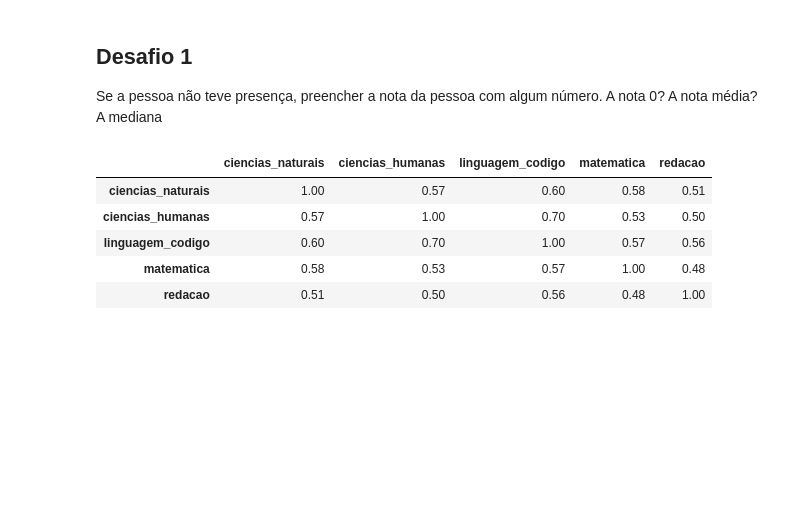
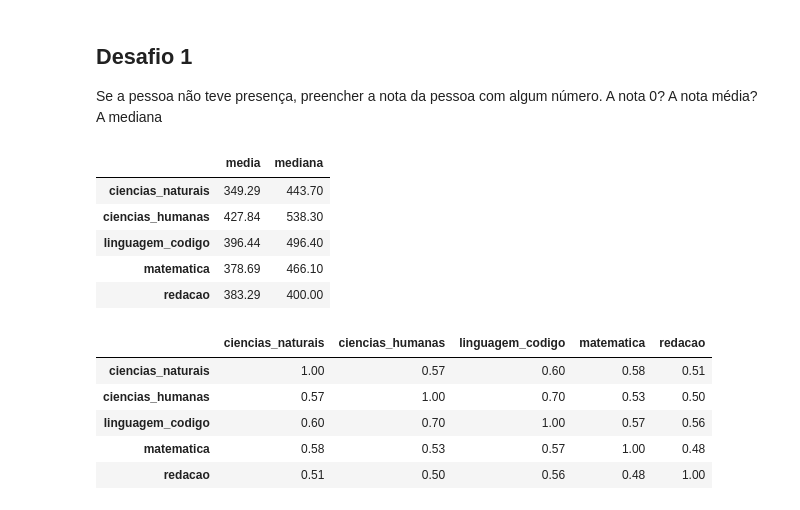
Before and after one commit to dnlrodrigues/analise_dados_python, a Jupyter notebook: Copy_of_Copy_of_QuarentenasDados_Filme.ipynb, the cells around one changed output. Saved outputs shown, nothing was run; the diff lists cells and outputs as text; code cells hidden in the pictures; blank space fills up the shorter version.

```diff
--- a/Copy_of_Copy_of_QuarentenasDados_Filme.ipynb
+++ b/Copy_of_Copy_of_QuarentenasDados_Filme.ipynb
@@ -1033,6 +1033,23 @@ dados_notas.head()
 # %% [markdown]
 ## Desafio 1
 Se a pessoa não teve presença, preencher a nota da pessoa com algum número. A nota 0? A nota média? A mediana
+# %%
+dev_1_replace = dados[['NU_NOTA_CN', 'NU_NOTA_CH', 'NU_NOTA_LC', 'NU_NOTA_MT', 'NU_NOTA_REDACAO']]
+dev_1_replace.columns = ['ciencias_naturais', 'ciencias_humanas', 'linguagem_codigo', 'matematica', 'redacao']
+dev_1_replace = dev_1_replace.fillna(0)
+
+res_dev_1 = pd.DataFrame()
+res_dev_1["media"] = dev_1_replace[['ciencias_naturais', 'ciencias_humanas', 'linguagem_codigo', 'matematica', 'redacao']].mean()
+res_dev_1["mediana"] = dev_1_replace[['ciencias_naturais', 'ciencias_humanas', 'linguagem_codigo', 'matematica', 'redacao']].median()
+res_dev_1
+#dev_1_replace.describe()
+# %% [output]
+|  | media | mediana |
+| ciencias_naturais | 349.29 | 443.70 |
+| ciencias_humanas | 427.84 | 538.30 |
+| linguagem_codigo | 396.44 | 496.40 |
+| matematica | 378.69 | 466.10 |
+| redacao | 383.29 | 400.00 |
 # %%
 dados_notas.columns = ['ciencias_naturais', 'ciencias_humanas', 'linguagem_codigo', 'matematica', 'redacao']
 corr = dados_notas.corr()
```
Also changed, not shown: parts of 3 cells of this notebook.
